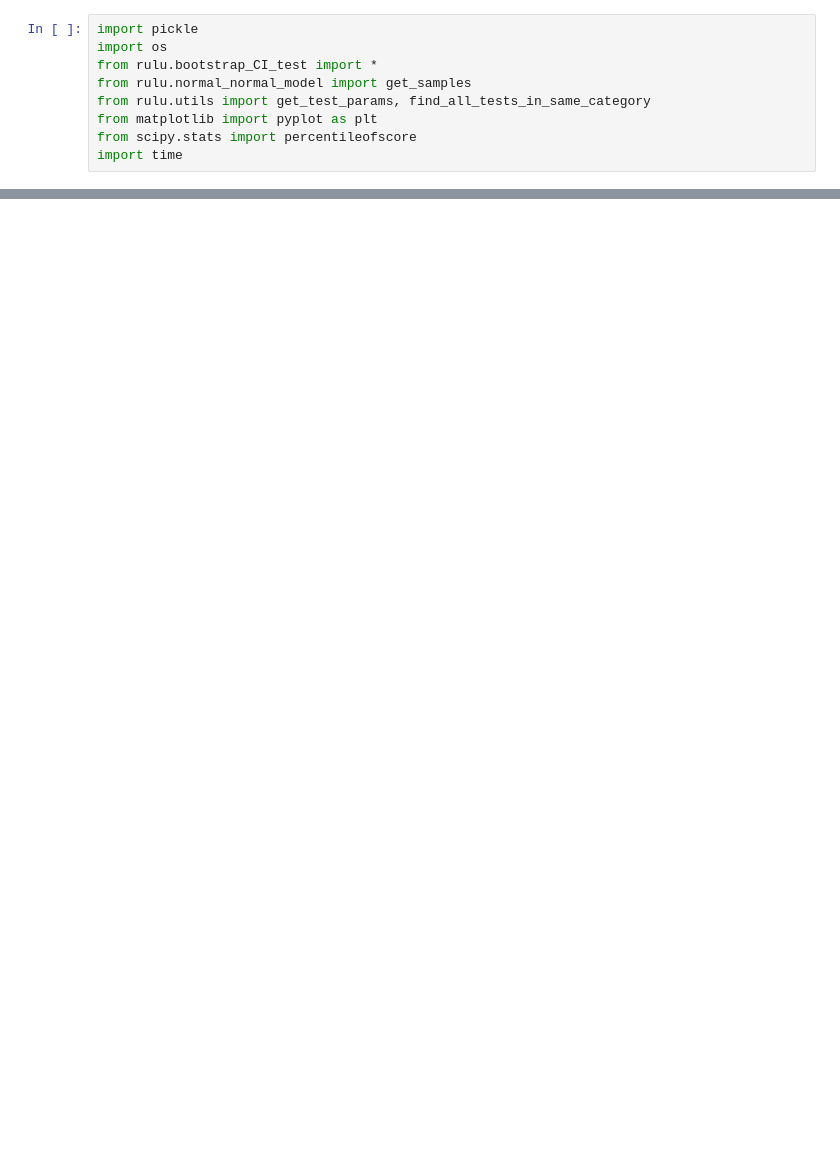
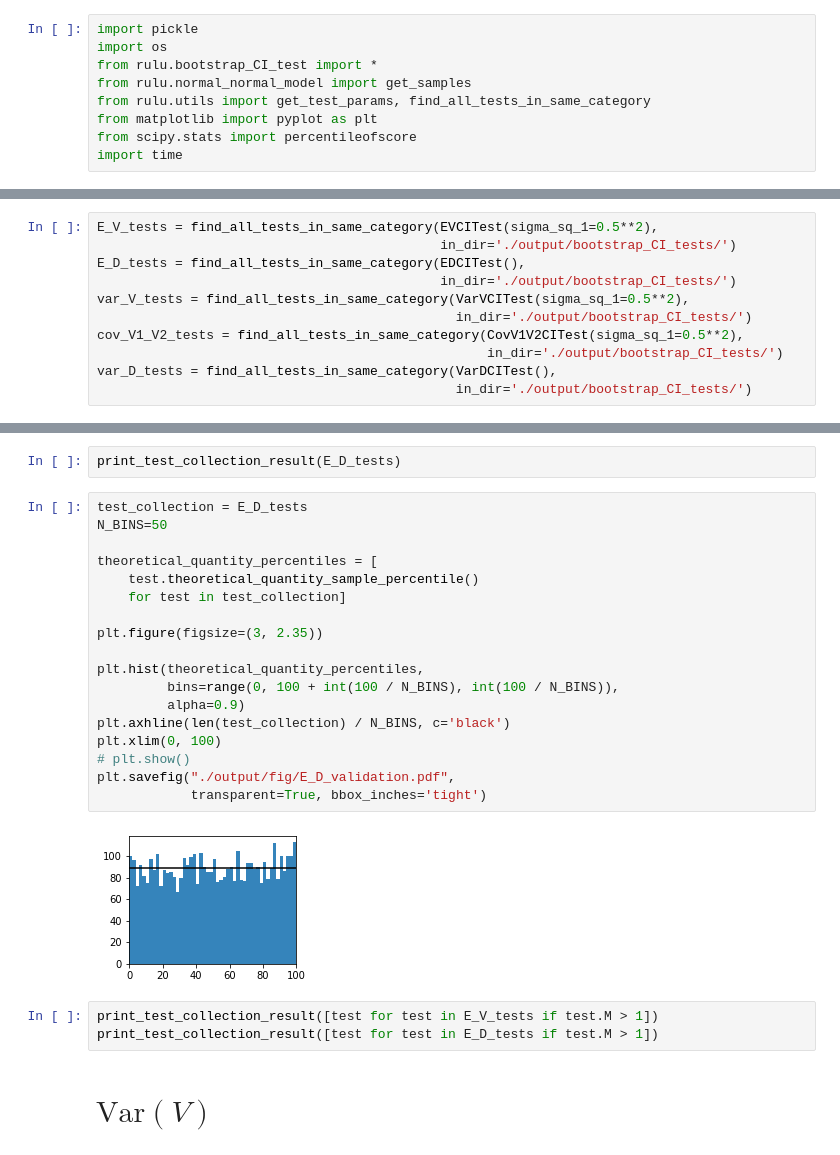
Before and after one commit to liuchbryan/ranking_under_lower_uncertainty, a Jupyter notebook: bootstrap_CI_tests_analysis.ipynb, the cells around one changed output, grey strips where cells are left out. Saved outputs shown, nothing was run; the diff lists cells and outputs as text; blank space fills up the shorter version.

```diff
--- a/bootstrap_CI_tests_analysis.ipynb
+++ b/bootstrap_CI_tests_analysis.ipynb
@@ -221,0 +12,11 @@ AttributeError: 'CovV1V2CITest' object has no attribute 'test_name'
+# %%
+E_V_tests = find_all_tests_in_same_category(EVCITest(sigma_sq_1=0.5**2),
+                                            in_dir='./output/bootstrap_CI_tests/')
+E_D_tests = find_all_tests_in_same_category(EDCITest(),
+                                            in_dir='./output/bootstrap_CI_tests/')
+var_V_tests = find_all_tests_in_same_category(VarVCITest(sigma_sq_1=0.5**2),
+                                              in_dir='./output/bootstrap_CI_tests/')
+cov_V1_V2_tests = find_all_tests_in_same_category(CovV1V2CITest(sigma_sq_1=0.5**2),
+                                                  in_dir='./output/bootstrap_CI_tests/')
+var_D_tests = find_all_tests_in_same_category(VarDCITest(),
+                                              in_dir='./output/bootstrap_CI_tests/')
@@ -233,0 +51,27 @@ plt.show()
+# %%
+print_test_collection_result(E_D_tests)
+# %%
+test_collection = E_D_tests
+N_BINS=50
+
+theoretical_quantity_percentiles = [
+    test.theoretical_quantity_sample_percentile()
+    for test in test_collection]
+
+plt.figure(figsize=(3, 2.35))
+
+plt.hist(theoretical_quantity_percentiles,
+         bins=range(0, 100 + int(100 / N_BINS), int(100 / N_BINS)),
+         alpha=0.9)
+plt.axhline(len(test_collection) / N_BINS, c='black')
+plt.xlim(0, 100)
+# plt.show()
+plt.savefig("./output/fig/E_D_validation.pdf",
+            transparent=True, bbox_inches='tight')
+# %% [output]
+[figure, added]
+# %%
+print_test_collection_result([test for test in E_V_tests if test.M > 1])
+print_test_collection_result([test for test in E_D_tests if test.M > 1])
+# %% [markdown]
+# $\textrm{Var}(V)$
```
Also changed, not shown: parts of 17 cells of this notebook, 13 other files.
